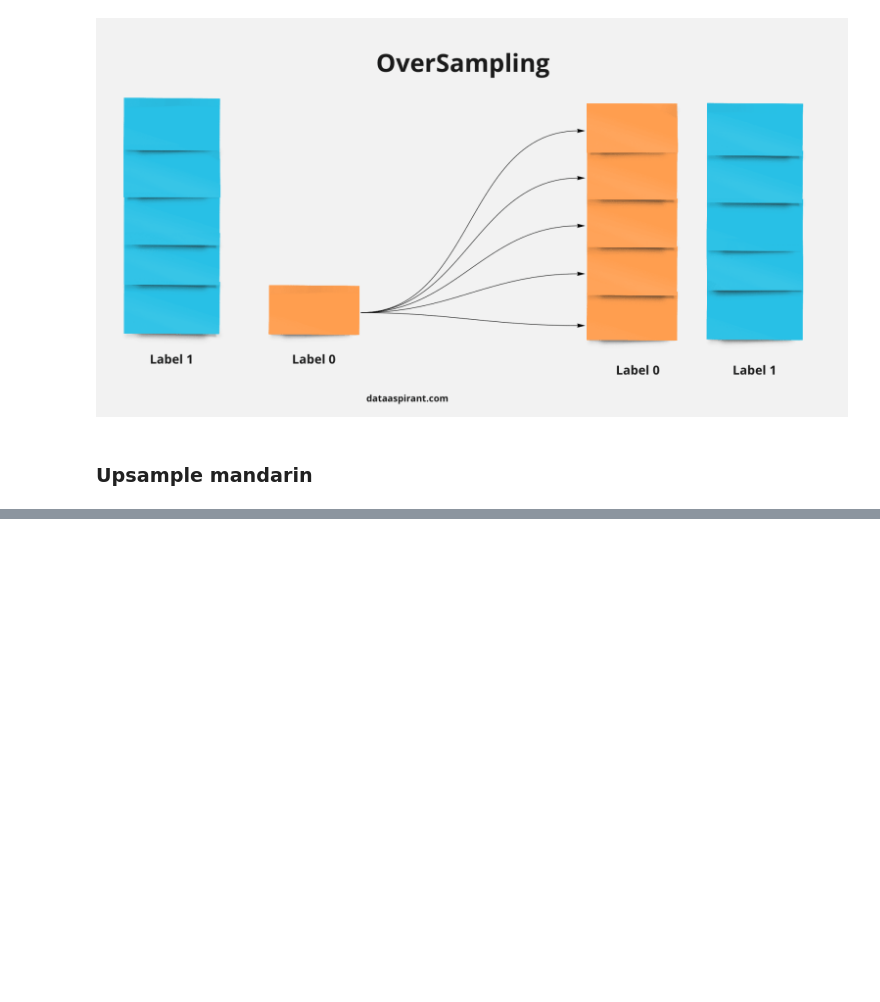
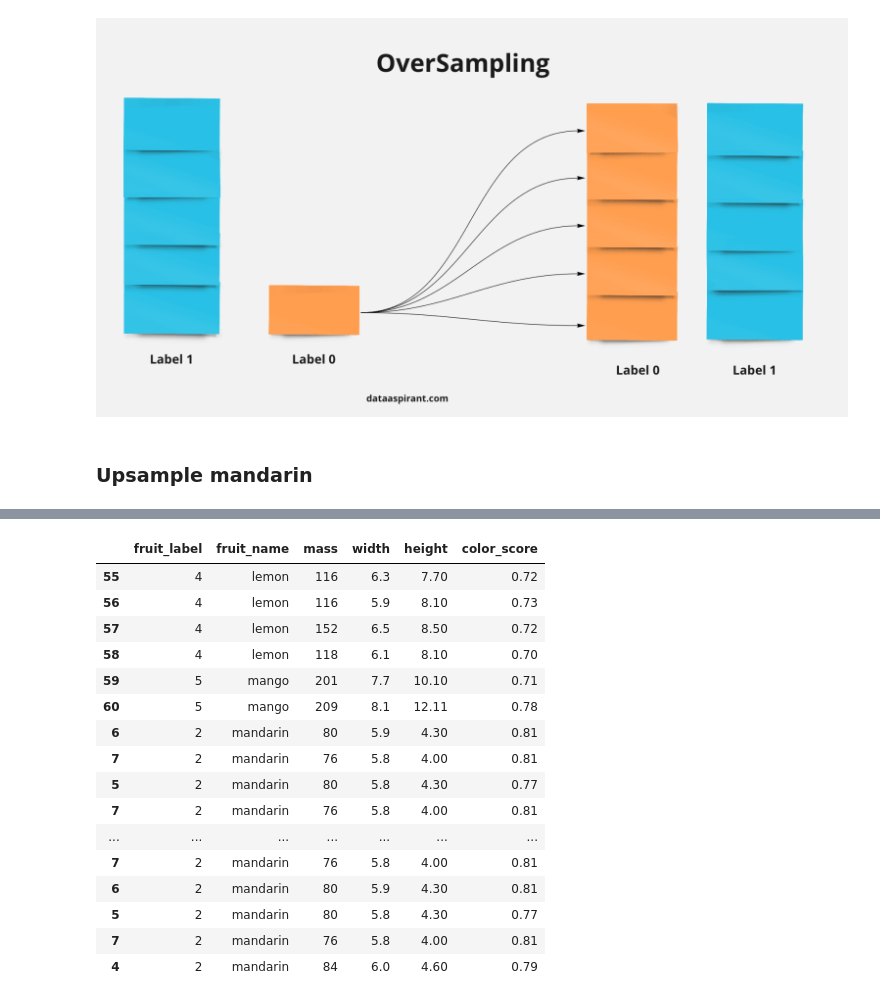
Before and after one commit to RochaErik/X-Overfitting-underfitting, a Jupyter notebook: Overfitting_underfitting.ipynb, the cells around one changed output, grey strips where cells are left out. Drawn from its saved outputs; the diff is of its cells as text; code cells hidden in the pictures; blank space fills up the shorter version.

Commit message:
Upsampled mandarin

```diff
--- a/Overfitting_underfitting.ipynb
+++ b/Overfitting_underfitting.ipynb
@@ -159,3 +159,16 @@ Since our dataset is small and we want to increase it we will use *Upsampling/Ov
 <img src= "embedded-picture-1"/>
 # %% [markdown]
 ### **Upsample mandarin**
+# %%
+# separate minority and majority classes
+from sklearn.utils import resample
+
+mandarin = data[data.fruit_label == 2]
+apple = data[data.fruit_label == 1]
+sample_size = len(apple)-len(mandarin)
+
+# upsample minority
+mandarin_data_upsample = resample(mandarin,
+                                  replace=True, #sample with replacement
+                                  n_samples=sample_size, #len(apple). Matching number in the majority class
+                                  random_state=42)
@@ -161,0 +193,24 @@ Since our dataset is small and we want to increase it we will use *Upsampling/Ov
+# %%
+include = [data, mandarin_data_upsample]
+
+data_upsampled_mandarin = pd.concat(include, axis=0)
+# %%
+data_upsampled_mandarin.tail(20)
+# %% [output]
+|  | fruit_label | fruit_name | mass | width | height | color_score |
+| 55 | 4 | lemon | 116 | 6.3 | 7.70 | 0.72 |
+| 56 | 4 | lemon | 116 | 5.9 | 8.10 | 0.73 |
+| 57 | 4 | lemon | 152 | 6.5 | 8.50 | 0.72 |
+| 58 | 4 | lemon | 118 | 6.1 | 8.10 | 0.70 |
+| 59 | 5 | mango | 201 | 7.7 | 10.10 | 0.71 |
+| 60 | 5 | mango | 209 | 8.1 | 12.11 | 0.78 |
+| 6 | 2 | mandarin | 80 | 5.9 | 4.30 | 0.81 |
+| 7 | 2 | mandarin | 76 | 5.8 | 4.00 | 0.81 |
+| 5 | 2 | mandarin | 80 | 5.8 | 4.30 | 0.77 |
+| 7 | 2 | mandarin | 76 | 5.8 | 4.00 | 0.81 |
+| ... | ... | ... | ... | ... | ... | ... |
+| 7 | 2 | mandarin | 76 | 5.8 | 4.00 | 0.81 |
+| 6 | 2 | mandarin | 80 | 5.9 | 4.30 | 0.81 |
+| 5 | 2 | mandarin | 80 | 5.8 | 4.30 | 0.77 |
+| 7 | 2 | mandarin | 76 | 5.8 | 4.00 | 0.81 |
+| 4 | 2 | mandarin | 84 | 6.0 | 4.60 | 0.79 |
```
Also changed, not shown: parts of 1 cell of this notebook.
